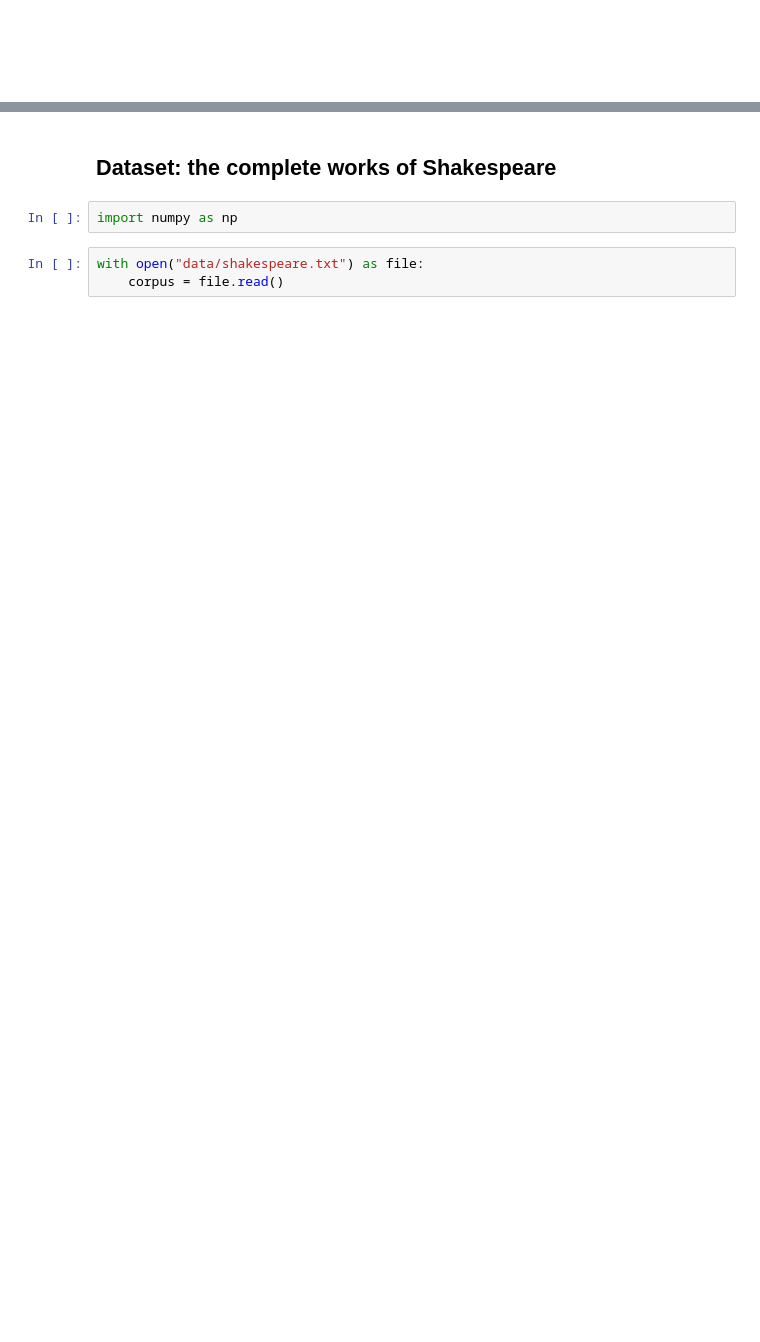
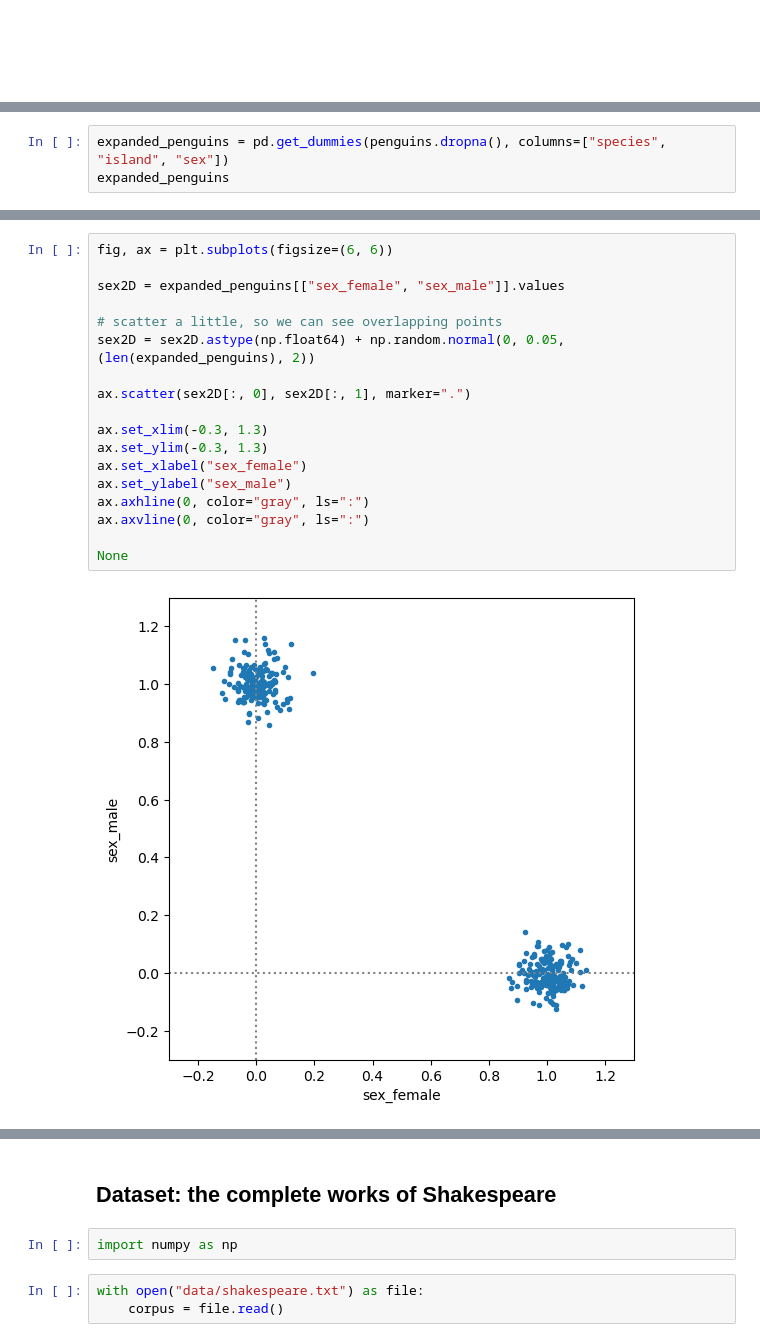
Before and after one commit to jpivarski-talks/2025-07-12-scipy-teen-track, a Jupyter notebook: site/files/09-shakespeare.ipynb, the cells around one changed output, grey strips where cells are left out. Cells and saved outputs as stored; diff of their text form; blank space fills up the shorter version.

```diff
--- a/site/files/09-shakespeare.ipynb
+++ b/site/files/09-shakespeare.ipynb
@@ -10,0 +212,3 @@
+# %%
+expanded_penguins = pd.get_dummies(penguins.dropna(), columns=["species", "island", "sex"])
+expanded_penguins
@@ -10,0 +229,20 @@
+# %%
+fig, ax = plt.subplots(figsize=(6, 6))
+
+sex2D = expanded_penguins[["sex_female", "sex_male"]].values
+
+# scatter a little, so we can see overlapping points
+sex2D = sex2D.astype(np.float64) + np.random.normal(0, 0.05, (len(expanded_penguins), 2))
+
+ax.scatter(sex2D[:, 0], sex2D[:, 1], marker=".")
+
+ax.set_xlim(-0.3, 1.3)
+ax.set_ylim(-0.3, 1.3)
+ax.set_xlabel("sex_female")
+ax.set_ylabel("sex_male")
+ax.axhline(0, color="gray", ls=":")
+ax.axvline(0, color="gray", ls=":")
+
+None
+# %% [output]
+[figure, added]
```
Also changed, not shown: parts of 40 cells of this notebook.
